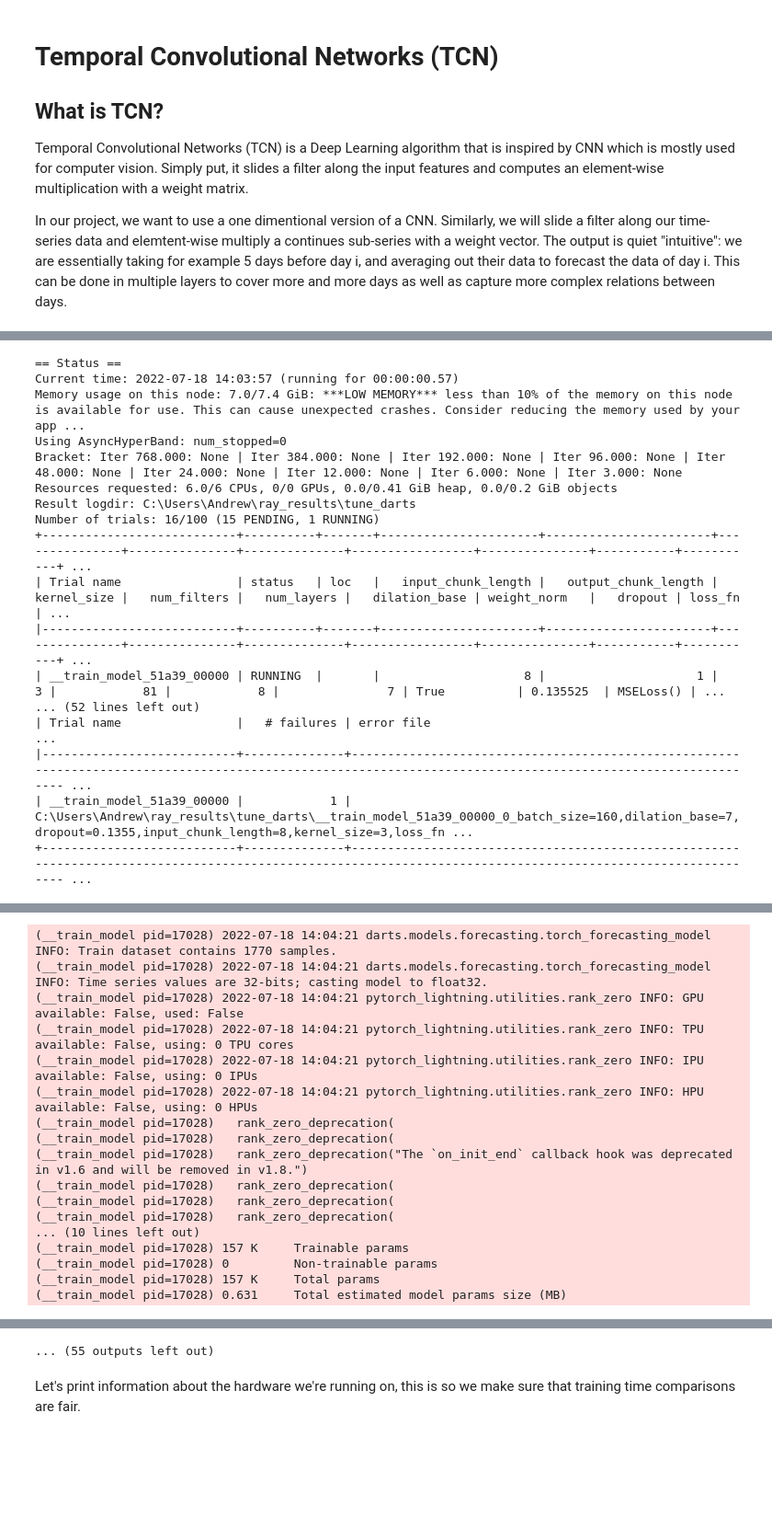
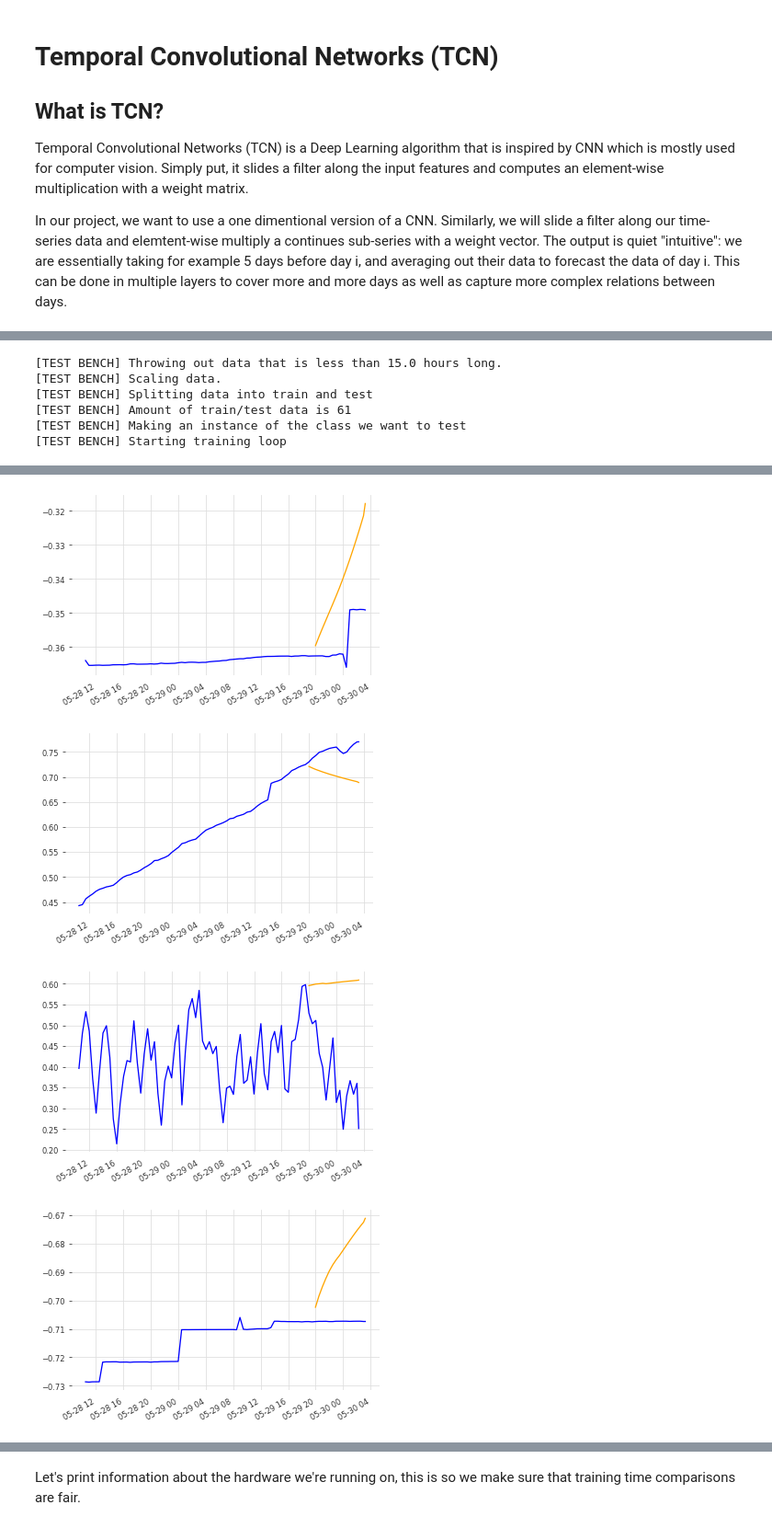
Before and after one commit to sirandreww/236754_project_in_intelligent_systems, a Jupyter notebook: jupyter_notebooks/06_tcn.ipynb, the cells around one changed output, grey strips where cells are left out. Shown at 92% size. Drawn from its saved outputs; the diff is of its cells as text; code cells hidden in the pictures; blank space fills up the shorter version.

```diff
--- a/jupyter_notebooks/06_tcn.ipynb
+++ b/jupyter_notebooks/06_tcn.ipynb
@@ -12,8 +12,7 @@ import src.framework__test_bench as tb
 # %%
 tb = tb.TestBench(
     class_to_test=tcn.DartsTCNTester,
-    path_to_data="./data/",
-
+    path_to_data="./data/"
 )
 tb.run_training_and_tests()
 # %% [output]
@@ -47,17 +42,6 @@ tb.run_training_and_tests()
-== Status ==
-Current time: 2022-07-18 14:03:57 (running for 00:00:00.57)
-Memory usage on this node: 7.0/7.4 GiB: ***LOW MEMORY*** less than 10% of the memory on this node is available for use. This can cause unexpected crashes. Consider reducing the memory used by your app ...
-Using AsyncHyperBand: num_stopped=0
-Bracket: Iter 768.000: None | Iter 384.000: None | Iter 192.000: None | Iter 96.000: None | Iter 48.000: None | Iter 24.000: None | Iter 12.000: None | Iter 6.000: None | Iter 3.000: None
-Resources requested: 6.0/6 CPUs, 0/0 GPUs, 0.0/0.41 GiB heap, 0.0/0.2 GiB objects
-Result logdir: C:\Users\Andrew\ray_results\tune_darts
-Number of trials: 16/100 (15 PENDING, 1 RUNNING)
-+---------------------------+----------+-------+----------------------+-----------------------+---------------+---------------+--------------+-----------------+---------------+-----------+-----------+ ...
-| Trial name                | status   | loc   |   input_chunk_length |   output_chunk_length |   kernel_size |   num_filters |   num_layers |   dilation_base | weight_norm   |   dropout | loss_fn   | ...
-|---------------------------+----------+-------+----------------------+-----------------------+---------------+---------------+--------------+-----------------+---------------+-----------+-----------+ ...
-| __train_model_51a39_00000 | RUNNING  |       |                    8 |                     1 |             3 |            81 |            8 |               7 | True          | 0.135525  | MSELoss() | ...
-... (52 lines left out)
-| Trial name                |   # failures | error file                                                                                                                                                  ...
-|---------------------------+--------------+------------------------------------------------------------------------------------------------------------------------------------------------------------ ...
-| __train_model_51a39_00000 |            1 | C:\Users\Andrew\ray_results\tune_darts\__train_model_51a39_00000_0_batch_size=160,dilation_base=7,dropout=0.1355,input_chunk_length=8,kernel_size=3,loss_fn ...
-+---------------------------+--------------+------------------------------------------------------------------------------------------------------------------------------------------------------------ ...
+[TEST BENCH] Throwing out data that is less than 15.0 hours long.
+[TEST BENCH] Scaling data.
+[TEST BENCH] Splitting data into train and test
+[TEST BENCH] Amount of train/test data is 61
+[TEST BENCH] Making an instance of the class we want to test
+[TEST BENCH] Starting training loop
@@ -64,0 +50,4 @@ Number of trials: 16/100 (15 PENDING, 1 RUNNING)
+[figure, added]
+[figure, added]
+[figure, added]
+[figure, added]
@@ -82,17 +58,0 @@ Number of trials: 18/100 (1 ERROR, 16 PENDING, 1 RUNNING)
-(__train_model pid=17028) 2022-07-18 14:04:21 darts.models.forecasting.torch_forecasting_model INFO: Train dataset contains 1770 samples.
-(__train_model pid=17028) 2022-07-18 14:04:21 darts.models.forecasting.torch_forecasting_model INFO: Time series values are 32-bits; casting model to float32.
-(__train_model pid=17028) 2022-07-18 14:04:21 pytorch_lightning.utilities.rank_zero INFO: GPU available: False, used: False
-(__train_model pid=17028) 2022-07-18 14:04:21 pytorch_lightning.utilities.rank_zero INFO: TPU available: False, using: 0 TPU cores
-(__train_model pid=17028) 2022-07-18 14:04:21 pytorch_lightning.utilities.rank_zero INFO: IPU available: False, using: 0 IPUs
-(__train_model pid=17028) 2022-07-18 14:04:21 pytorch_lightning.utilities.rank_zero INFO: HPU available: False, using: 0 HPUs
-(__train_model pid=17028)   rank_zero_deprecation(
-(__train_model pid=17028)   rank_zero_deprecation(
-(__train_model pid=17028)   rank_zero_deprecation("The `on_init_end` callback hook was deprecated in v1.6 and will be removed in v1.8.")
-(__train_model pid=17028)   rank_zero_deprecation(
-(__train_model pid=17028)   rank_zero_deprecation(
-(__train_model pid=17028)   rank_zero_deprecation(
-... (10 lines left out)
-(__train_model pid=17028) 157 K     Trainable params
-(__train_model pid=17028) 0         Non-trainable params
-(__train_model pid=17028) 157 K     Total params
-(__train_model pid=17028) 0.631     Total estimated model params size (MB)
@@ -174,4 +59,3 @@ Number of trials: 19/100 (2 ERROR, 16 PENDING, 1 RUNNING)
-... (55 outputs left out)
 # %% [markdown]
 Let's print information about the hardware we're running on, this is so we make sure that training time comparisons are fair.
 # %%
```
Also changed, not shown: parts of 1 cell of this notebook, 3 other files.
